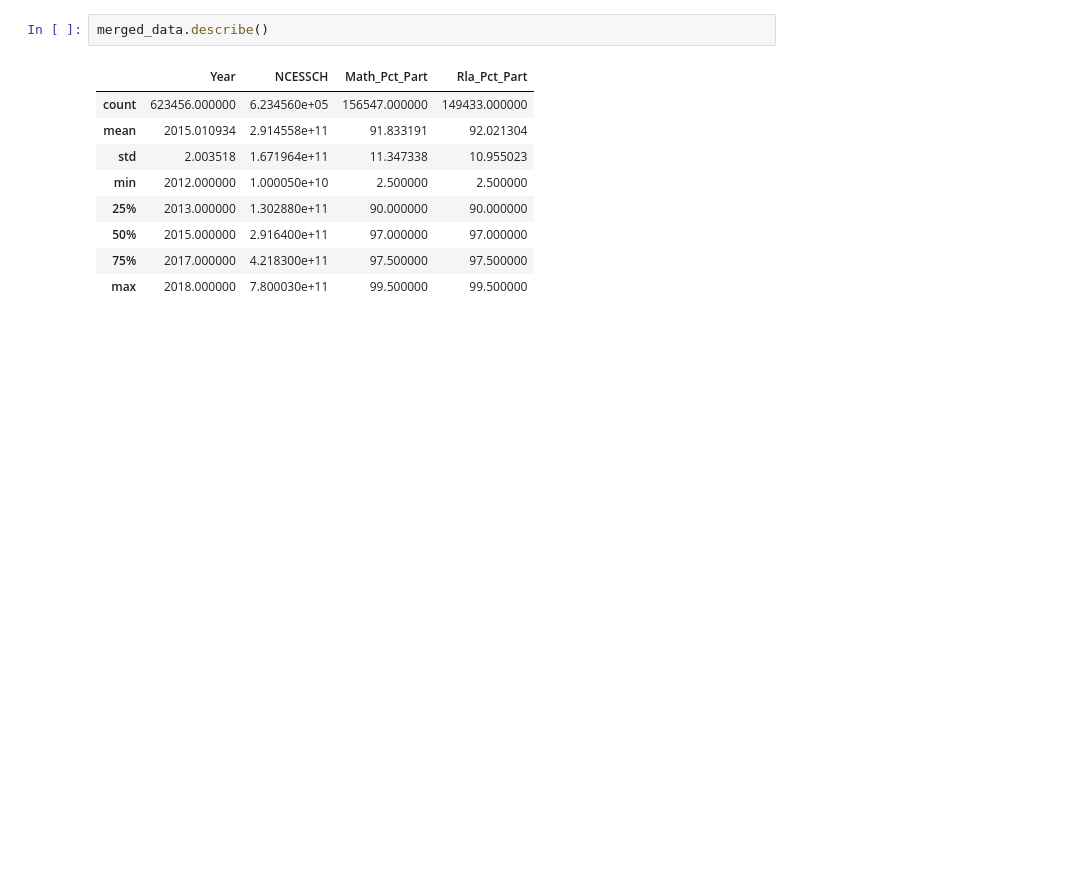
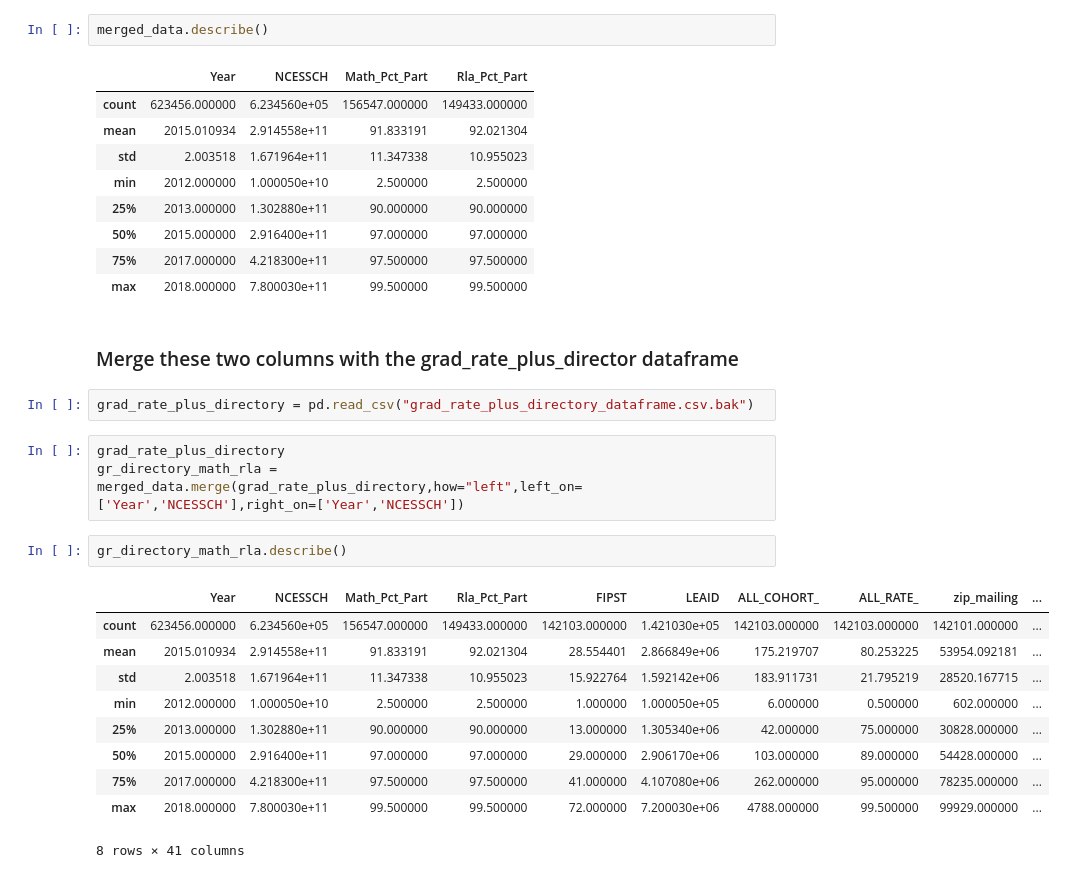
Before and after one commit to georgetown-analytics/student-outcomes, a Jupyter notebook: notebooks/EDA_math_language_arts_proficiency_tests.ipynb, the cells around one changed output. Drawn from its saved outputs; the diff is of its cells as text; blank space fills up the shorter version.

Commit message:
Merged dataframes but the count of non-null values looks off

```diff
--- a/notebooks/EDA_math_language_arts_proficiency_tests.ipynb
+++ b/notebooks/EDA_math_language_arts_proficiency_tests.ipynb
@@ -318,3 +317,23 @@ merged_data.describe()
 | 50% | 2015.000000 | 2.916400e+11 | 97.000000 | 97.000000 |
 | 75% | 2017.000000 | 4.218300e+11 | 97.500000 | 97.500000 |
 | max | 2018.000000 | 7.800030e+11 | 99.500000 | 99.500000 |
+# %% [markdown]
+### Merge these two columns with the grad_rate_plus_director dataframe
+# %%
+grad_rate_plus_directory = pd.read_csv("grad_rate_plus_directory_dataframe.csv.bak")
+# %%
+grad_rate_plus_directory
+gr_directory_math_rla = merged_data.merge(grad_rate_plus_directory,how="left",left_on=['Year','NCESSCH'],right_on=['Year','NCESSCH'])
+# %%
+gr_directory_math_rla.describe()
+# %% [output]
+|  | Year | NCESSCH | Math_Pct_Part | Rla_Pct_Part | FIPST | LEAID | ALL_COHORT_ | ALL_RATE_ | zip_mailing | ... |
+| count | 623456.000000 | 6.234560e+05 | 156547.000000 | 149433.000000 | 142103.000000 | 1.421030e+05 | 142103.000000 | 142103.000000 | 142101.000000 | ... |
+| mean | 2015.010934 | 2.914558e+11 | 91.833191 | 92.021304 | 28.554401 | 2.866849e+06 | 175.219707 | 80.253225 | 53954.092181 | ... |
+| std | 2.003518 | 1.671964e+11 | 11.347338 | 10.955023 | 15.922764 | 1.592142e+06 | 183.911731 | 21.795219 | 28520.167715 | ... |
+| min | 2012.000000 | 1.000050e+10 | 2.500000 | 2.500000 | 1.000000 | 1.000050e+05 | 6.000000 | 0.500000 | 602.000000 | ... |
+| 25% | 2013.000000 | 1.302880e+11 | 90.000000 | 90.000000 | 13.000000 | 1.305340e+06 | 42.000000 | 75.000000 | 30828.000000 | ... |
+| 50% | 2015.000000 | 2.916400e+11 | 97.000000 | 97.000000 | 29.000000 | 2.906170e+06 | 103.000000 | 89.000000 | 54428.000000 | ... |
+| 75% | 2017.000000 | 4.218300e+11 | 97.500000 | 97.500000 | 41.000000 | 4.107080e+06 | 262.000000 | 95.000000 | 78235.000000 | ... |
+| max | 2018.000000 | 7.800030e+11 | 99.500000 | 99.500000 | 72.000000 | 7.200030e+06 | 4788.000000 | 99.500000 | 99929.000000 | ... |
+8 rows × 41 columns
```
Also changed, not shown: parts of 2 cells of this notebook.
